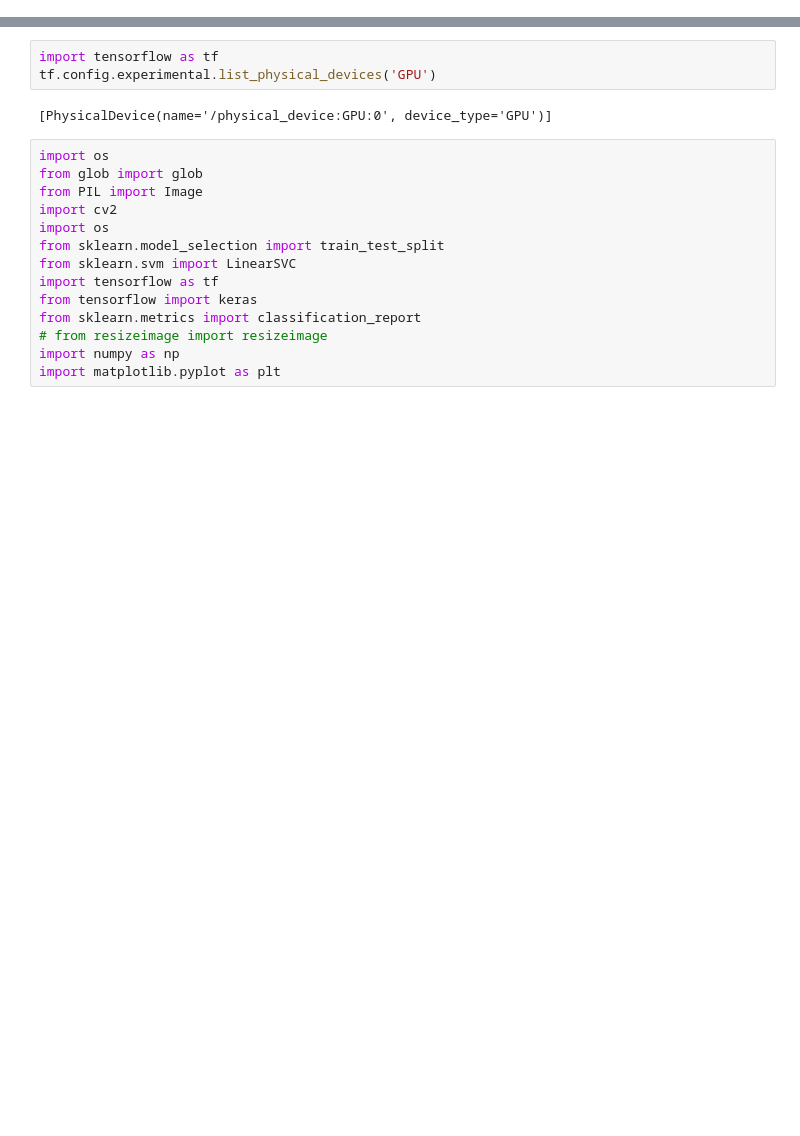
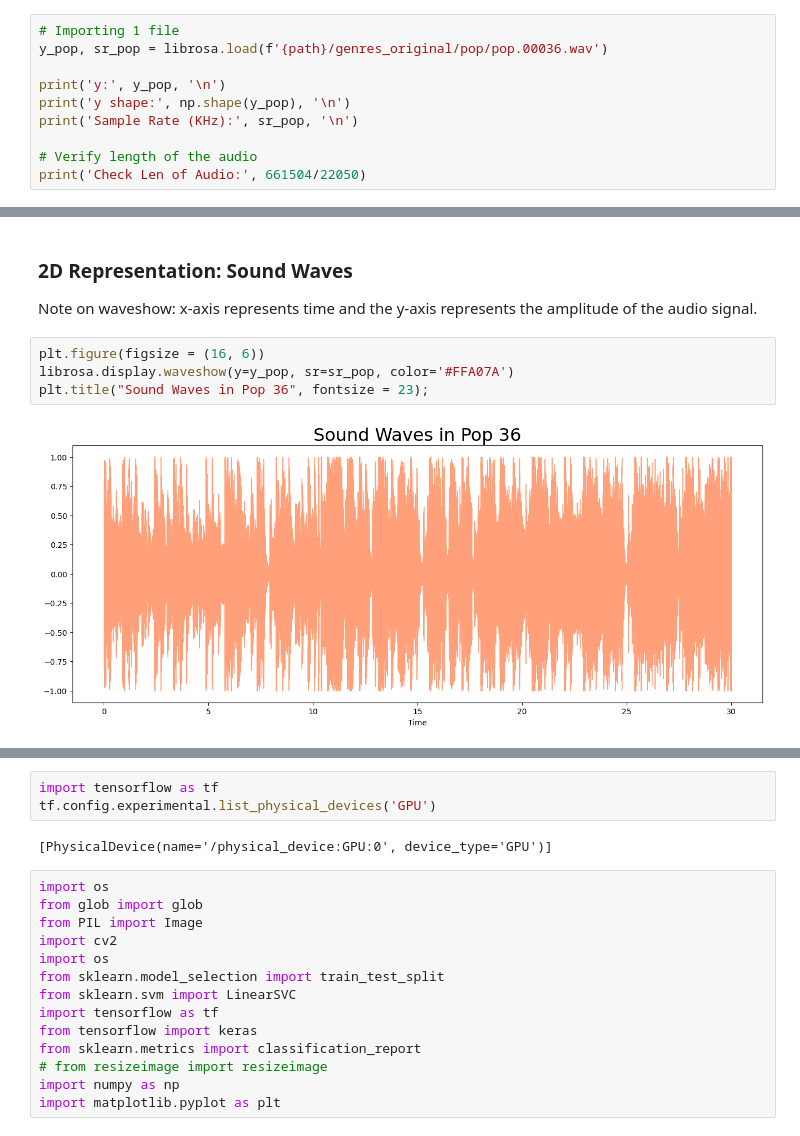
Before and after one commit to esther119/Deep-Learning-Tutorial, a Jupyter notebook: CNN_store.ipynb, the cells around one changed output, grey strips where cells are left out. Drawn from its saved outputs; the diff is of its cells as text; blank space fills up the shorter version.

```diff
--- a/CNN_store.ipynb
+++ b/CNN_store.ipynb
@@ -0,0 +30,10 @@
+# %%
+# Importing 1 file
+y_pop, sr_pop = librosa.load(f'{path}/genres_original/pop/pop.00036.wav')
+
+print('y:', y_pop, '\n')
+print('y shape:', np.shape(y_pop), '\n')
+print('Sample Rate (KHz):', sr_pop, '\n')
+
+# Verify length of the audio
+print('Check Len of Audio:', 661504/22050)
@@ -0,0 +53,10 @@
+# %% [markdown]
+### 2D Representation: Sound Waves
+
+Note on waveshow: x-axis represents time and the y-axis represents the amplitude of the audio signal.
+# %%
+plt.figure(figsize = (16, 6))
+librosa.display.waveshow(y=y_pop, sr=sr_pop, color='#FFA07A')
+plt.title("Sound Waves in Pop 36", fontsize = 23);
+# %% [output]
+[figure, added]
```
Also changed, not shown: parts of 80 cells of this notebook.
